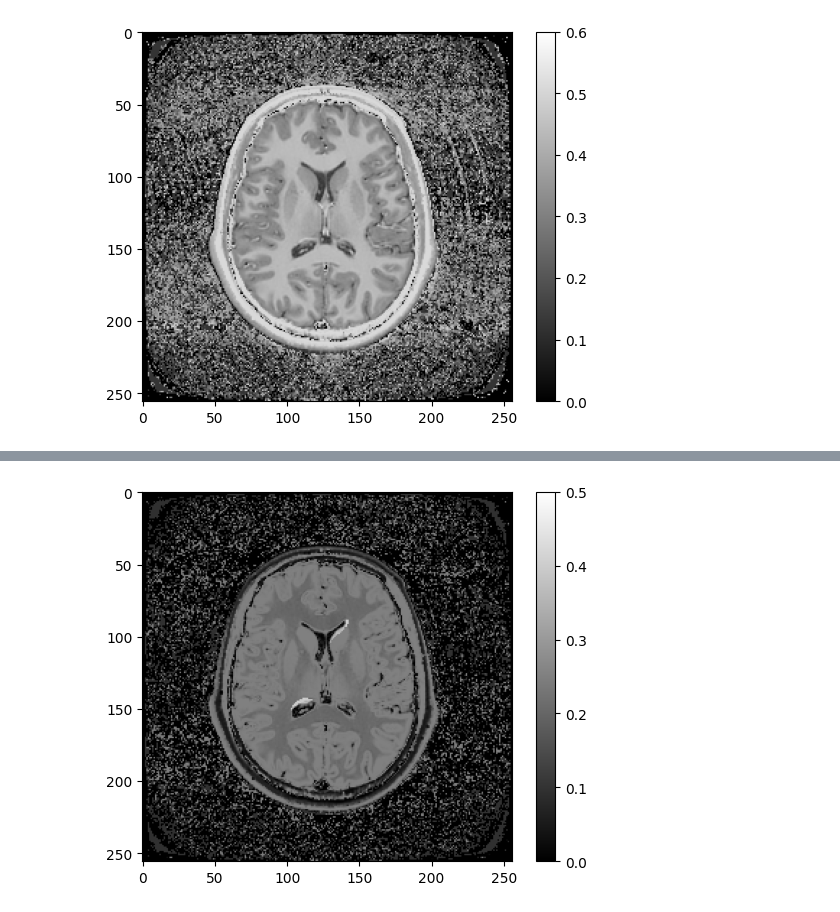
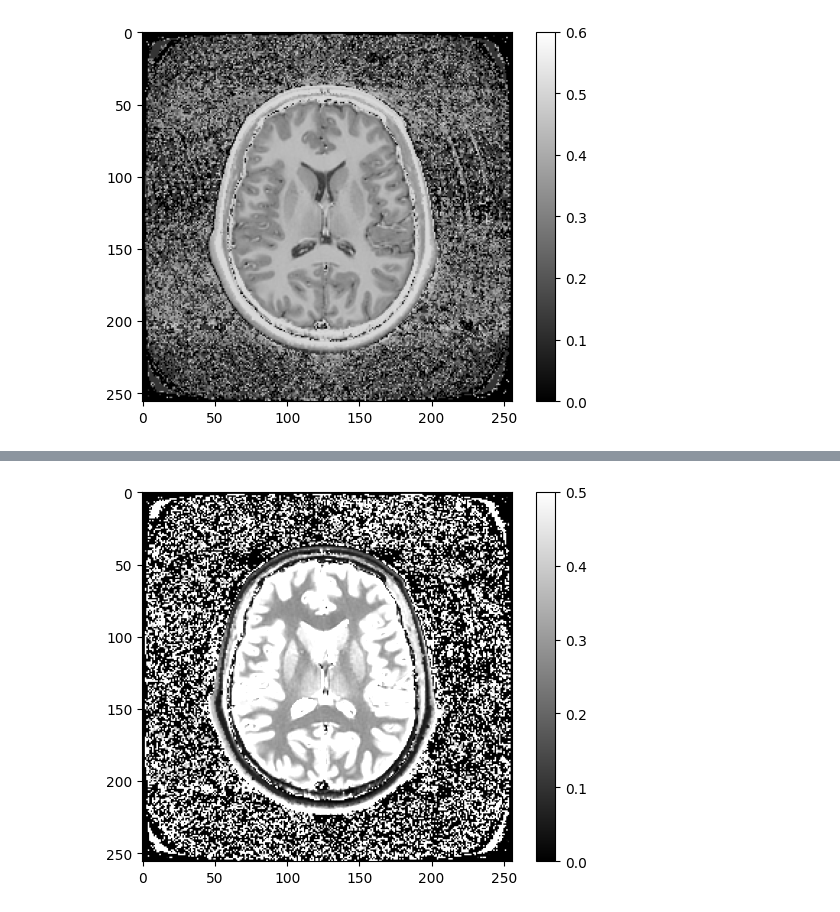
Before and after one commit to qMRLab/mooc, a Jupyter notebook: 7 - Class Application Examples/Notebooks/flair_1.ipynb, the cells around one changed output, grey strips where cells are left out. Cells and saved outputs as stored; diff of their text form; code cells hidden in the pictures.

```diff
--- a/7 - Class Application Examples/Notebooks/flair_1.ipynb
+++ b/7 - Class Application Examples/Notebooks/flair_1.ipynb
@@ -59,18 +167,18 @@ plt.show()
 # %%
-#| label: flair3jn
+#| label: flair5cjn
 
 # Simulate a T2-weighted spgr image using the T1 and T2 values voxel-wise, TR = 4000 ms, TE = 100 ms, and FA = 90 degrees
-TR = 9000
-TI = 2200
+TR = 1000
+TI = 3000
 TE = 120
 FA = 90
 
 flair=ir(1, t1map, t2map, TR, TI, TE, np.deg2rad(FA))
 
 # Plot the T2-weighted spgr image in black and white
 plt.imshow(abs(np.rot90(flair)),cmap='gray')
 plt.clim(0, 0.5)
 plt.colorbar()
 plt.show()
 # %% [output]
-[figure, old version]
+[figure, new version]
```
Also changed, not shown: parts of 7 cells of this notebook, 21 other files.
